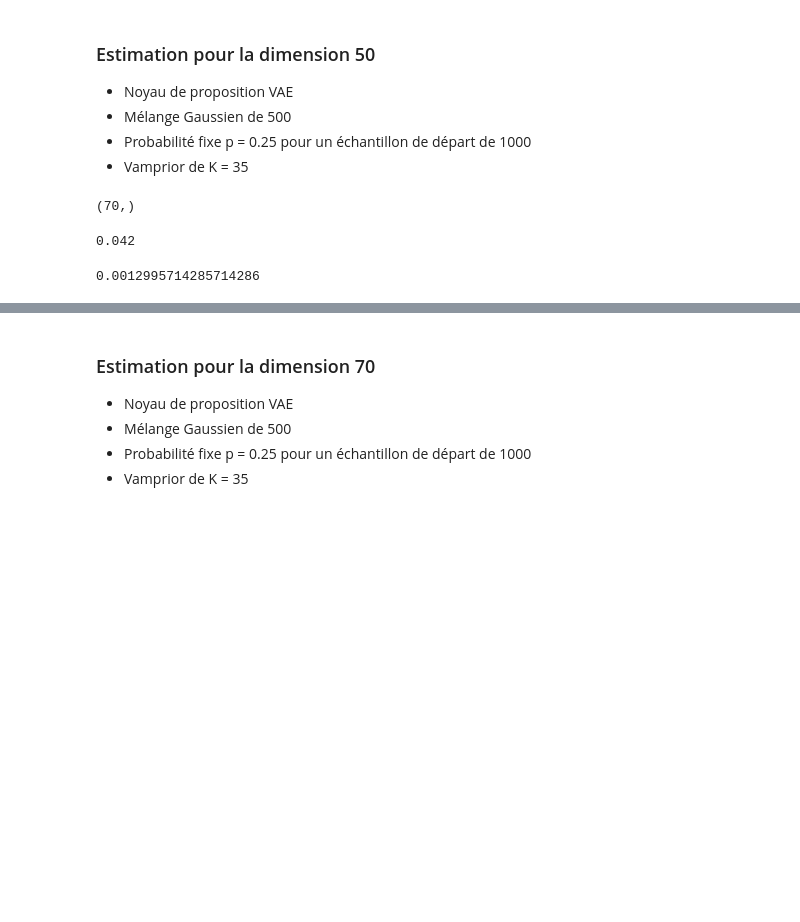
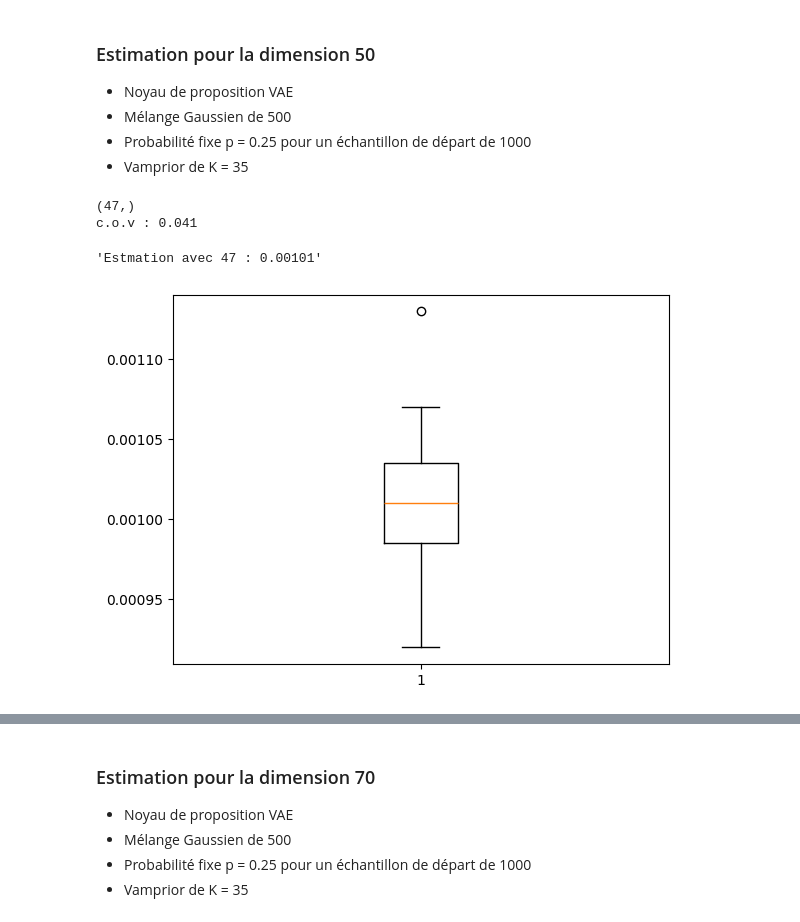
Before and after one commit to imn167/SubsetSimulation_VAE, a Jupyter notebook: Resultats_4branch.ipynb, the cells around one changed output, grey strips where cells are left out. Drawn from its saved outputs; the diff is of its cells as text; code cells hidden in the pictures; blank space fills up the shorter version.

Commit message:
Simulation 50 et 10 avec une chaine + longue

```diff
--- a/Resultats_4branch.ipynb
+++ b/Resultats_4branch.ipynb
@@ -140,17 +142,21 @@ Nreq/210000
 - Probabilité fixe p = 0.25 pour un échantillon de départ de 1000
 - Vamprior de K = 35
 # %%
-estimation_d50 = extract_values('txtfiles/SSVAE__50.txt', '0.00...')
+estimation_d50 = extract_values('txtfiles/SSVAE_50.txt', '0.00...')
 print(estimation_d50.shape)
 idx = np.where(estimation_d50 == '0.001 w')[0]
 estimation_d50[idx] = ['0.001']*len(idx)
 estimation_d50 = (estimation_d50).astype(float)
 cov_50 = np.round(estimation_d50.std() / estimation_d50.mean(), 3)
-cov_50
+print(f"c.o.v : {cov_50}")
 # %% [output]
-(70,)
+(47,)
+c.o.v : 0.041
-0.042
-# %%
-estimation_d50.mean()
-# %% [output]
-0.0012995714285714286
+# %%
+(f"Estmation avec {estimation_d50.shape[0]} : {np.round(estimation_d50.mean(), 5)}")
+# %% [output]
+'Estmation avec 47 : 0.00101'
+# %%
+plt.boxplot(estimation_d50);
+# %% [output]
+[figure, added]
```
Also changed, not shown: parts of 3 cells of this notebook, 2 other files.
